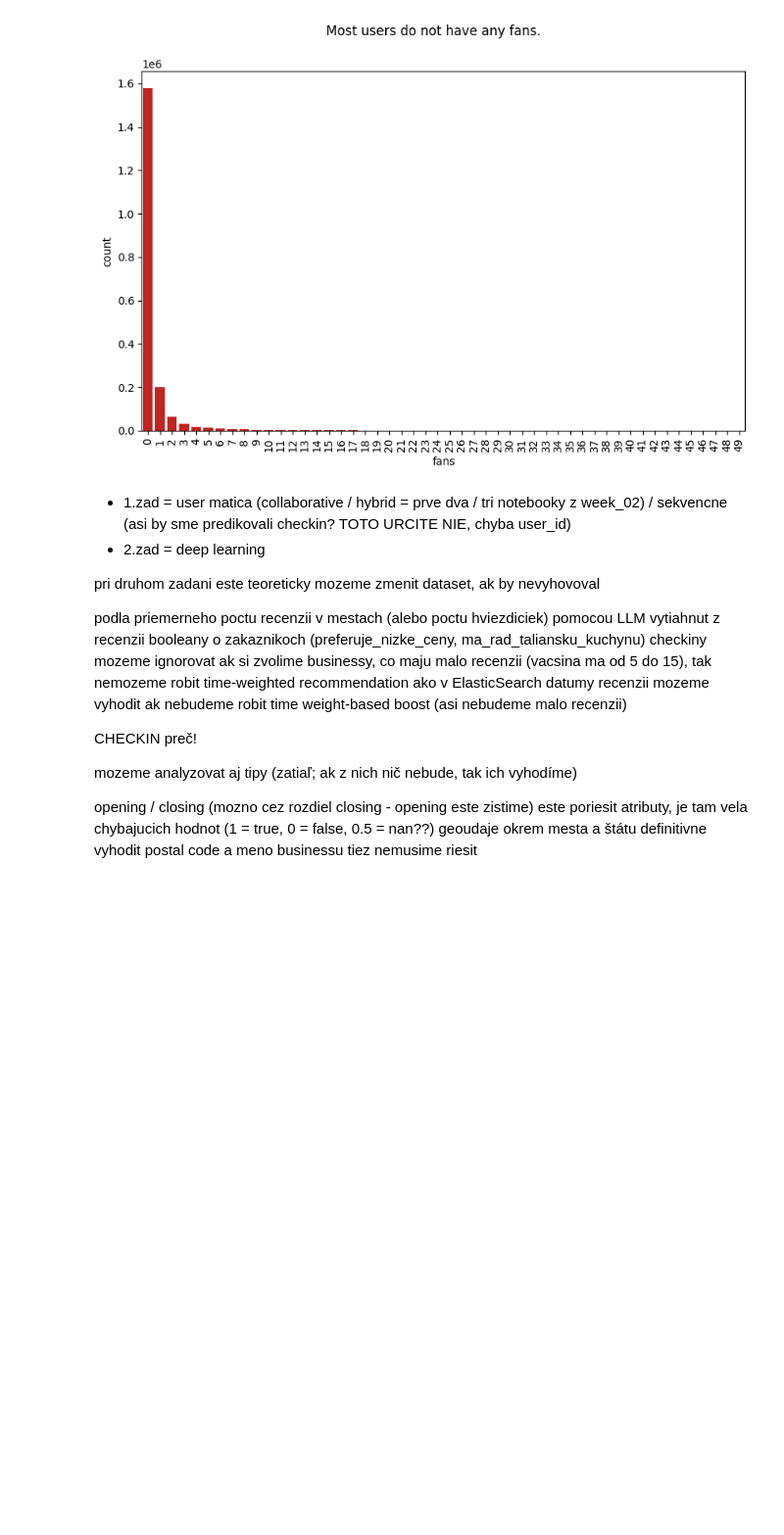
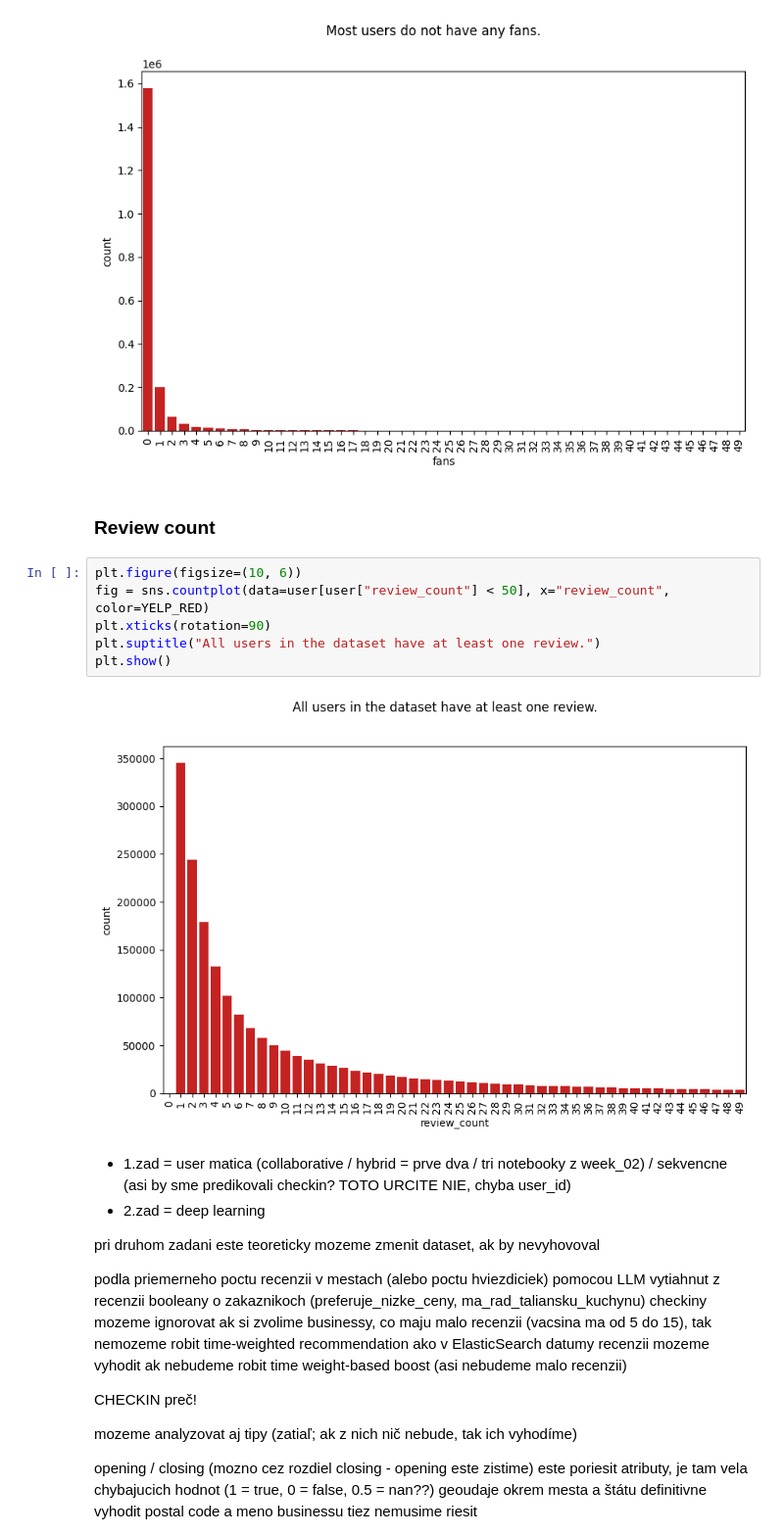
Before and after one commit to xkello/ISA-Team-8, a Jupyter notebook: EDA_basic.ipynb, the cells around one changed output. Shown at 98% size. Cells and saved outputs as stored; diff of their text form; blank space fills up the shorter version.

```diff
--- a/EDA_basic.ipynb
+++ b/EDA_basic.ipynb
@@ -800,6 +800,16 @@ plt.suptitle("Most users do not have any fans.")
 plt.show()
 # %% [output]
 [figure]
+# %% [markdown]
+### Review count
+# %%
+plt.figure(figsize=(10, 6))
+fig = sns.countplot(data=user[user["review_count"] < 50], x="review_count", color=YELP_RED)
+plt.xticks(rotation=90)
+plt.suptitle("All users in the dataset have at least one review.")
+plt.show()
+# %% [output]
+[figure, added]
 # %% [markdown]
 - 1.zad = user matica (collaborative / hybrid = prve dva / tri notebooky z week_02) / sekvencne (asi by sme predikovali checkin? TOTO URCITE NIE, chyba user_id)
 - 2.zad = deep learning
```
Also changed, not shown: parts of 4 cells of this notebook, 1 other file.
